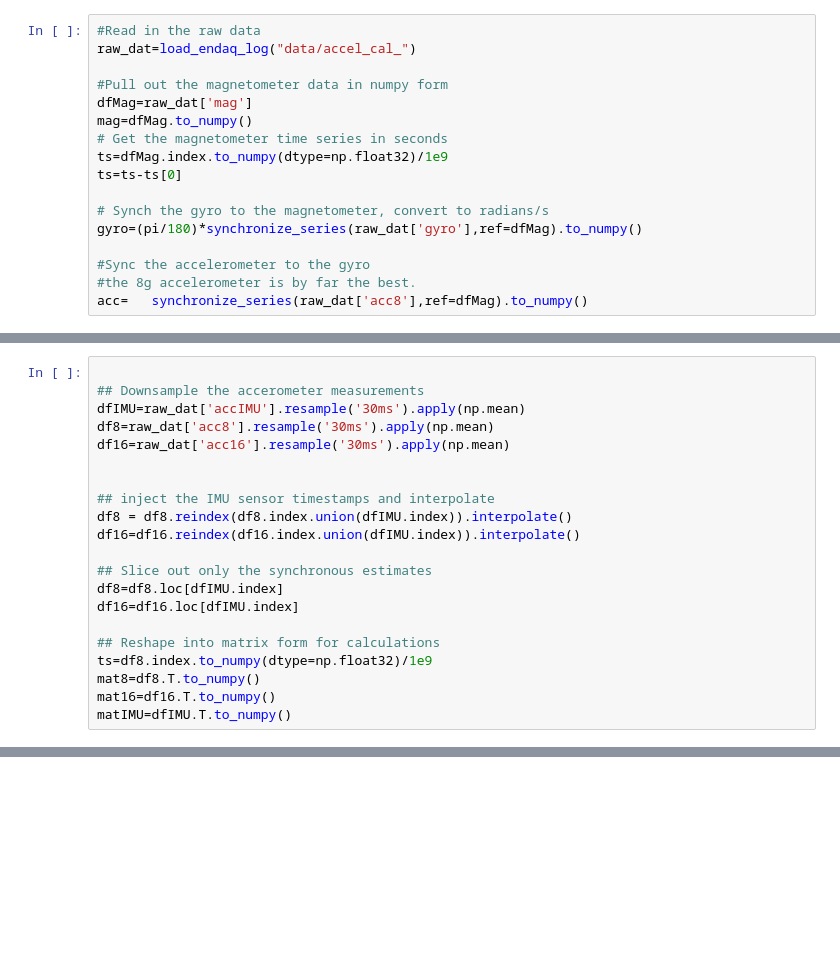
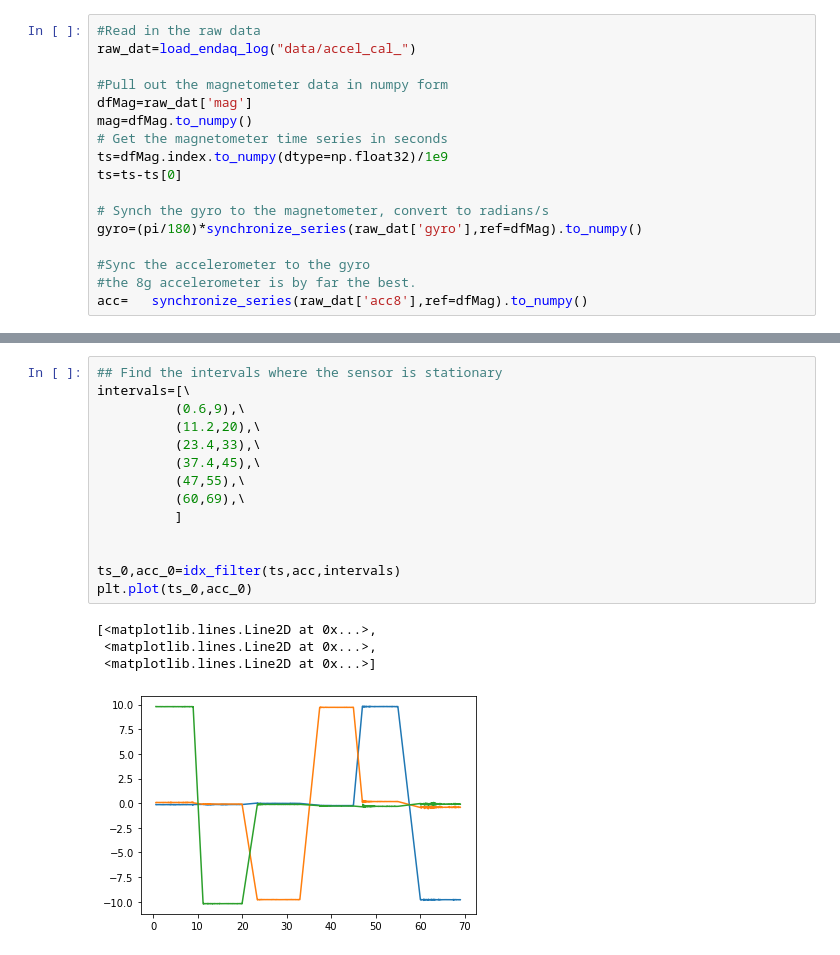
Before and after one commit to matterwaves/SensorAnalysis, a Jupyter notebook: calibration.ipynb, the cells around one changed output, grey strips where cells are left out. Saved outputs shown, nothing was run; the diff lists cells and outputs as text; blank space fills up the shorter version.

```diff
--- a/calibration.ipynb
+++ b/calibration.ipynb
@@ -96,21 +43,0 @@ minimize(func,params)
-# %%
-
-## Downsample the accerometer measurements
-dfIMU=raw_dat['accIMU'].resample('30ms').apply(np.mean)
-df8=raw_dat['acc8'].resample('30ms').apply(np.mean)
-df16=raw_dat['acc16'].resample('30ms').apply(np.mean)
-
-
-## inject the IMU sensor timestamps and interpolate
-df8 = df8.reindex(df8.index.union(dfIMU.index)).interpolate()
-df16=df16.reindex(df16.index.union(dfIMU.index)).interpolate()
-
-## Slice out only the synchronous estimates
-df8=df8.loc[dfIMU.index]
-df16=df16.loc[dfIMU.index]
-
-## Reshape into matrix form for calculations
-ts=df8.index.to_numpy(dtype=np.float32)/1e9
-mat8=df8.T.to_numpy()
-mat16=df16.T.to_numpy()
-matIMU=dfIMU.T.to_numpy()
@@ -198,0 +44,19 @@ plt.plot(ts,w8IMU0)
+# %%
+## Find the intervals where the sensor is stationary
+intervals=[\
+          (0.6,9),\
+          (11.2,20),\
+          (23.4,33),\
+          (37.4,45),\
+          (47,55),\
+          (60,69),\
+          ]
+
+
+ts_0,acc_0=idx_filter(ts,acc,intervals)
+plt.plot(ts_0,acc_0)
+# %% [output]
+[<matplotlib.lines.Line2D at 0x...>,
+ <matplotlib.lines.Line2D at 0x...>,
+ <matplotlib.lines.Line2D at 0x...>]
+[figure, added]
```
Also changed, not shown: parts of 12 cells of this notebook, 2 other files.
